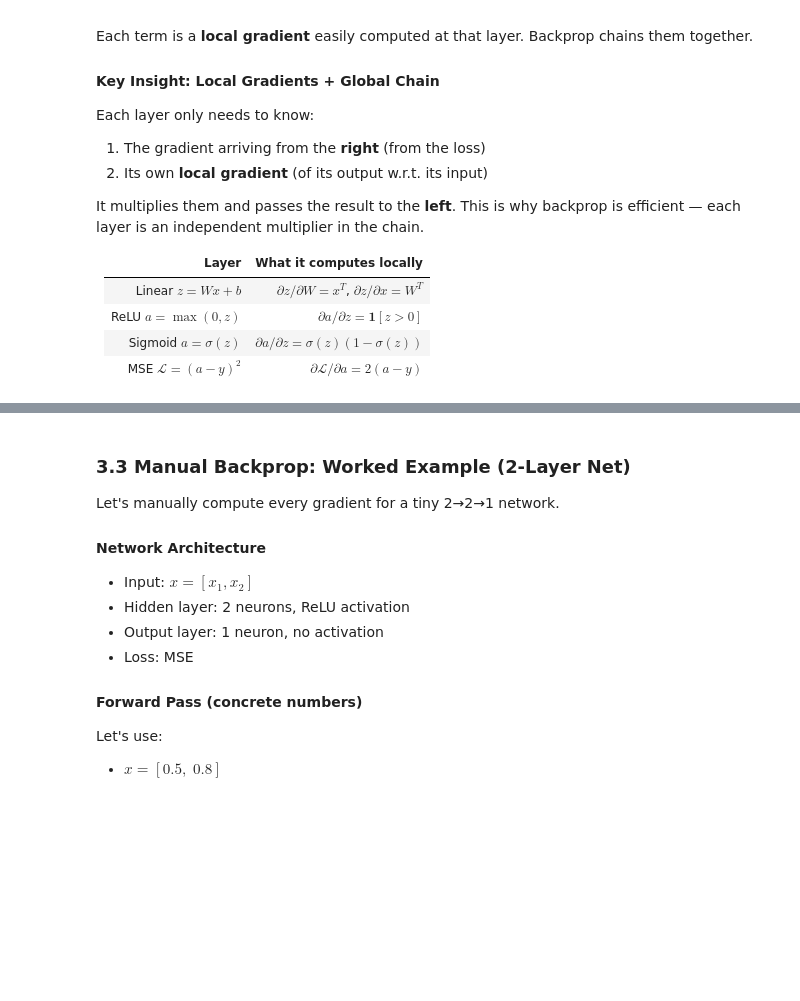
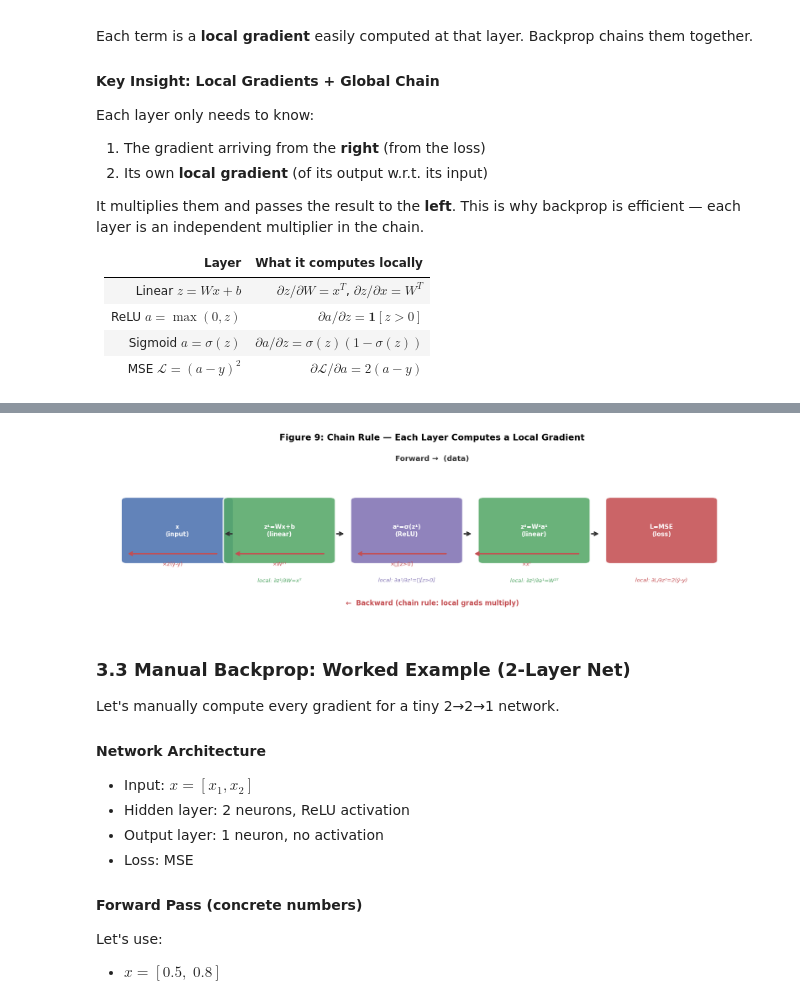
Before and after one commit to Lmalviya/deeplearning, a Jupyter notebook: notes/02_training_loss_backprop.ipynb, the cells around one changed output, grey strips where cells are left out. Cells and saved outputs as stored; diff of their text form; code cells hidden in the pictures; blank space fills up the shorter version.

```diff
--- a/notes/02_training_loss_backprop.ipynb
+++ b/notes/02_training_loss_backprop.ipynb
@@ -1783,3 +1003,50 @@ This mechanism allows gradients to flow from the loss back through every layer o
+# %%
+# Figure 9: Chain rule — local gradients multiplied along the path
+fig, ax = plt.subplots(figsize=(14, 4))
+ax.axis('off'); ax.set_xlim(0, 13); ax.set_ylim(0, 5)
+
+# Nodes: (x, label, local_grad_label, color)
+nodes = [
+    (1.5, 'x\n(input)',         '',                     '#4C72B0'),
+    (3.5, 'z¹=Wx+b\n(linear)',  'local: ∂z¹/∂W=xᵀ',    '#55A868'),
+    (6.0, 'a¹=σ(z¹)\n(ReLU)',   'local: ∂a¹/∂z¹=𝟏[z>0]','#8172B3'),
+    (8.5, 'z²=W²a¹\n(linear)',  'local: ∂z²/∂a¹=W²ᵀ',  '#55A868'),
+    (11.0,'L=MSE\n(loss)',       'local: ∂L/∂z²=2(ŷ-y)', '#C44E52'),
+]
+
+for (x, lbl, glbl, col) in nodes:
+    rect = FancyBboxPatch((x-1.0, 1.5), 2.0, 1.8,
+                          boxstyle="round,pad=0.1",
+                          facecolor=col, edgecolor='white', lw=2, alpha=0.88)
+    ax.add_patch(rect)
+    ax.text(x, 2.4, lbl, ha='center', va='center', color='white', fontsize=9, fontweight='bold')
+    if glbl:
+        ax.text(x, 0.9, glbl, ha='center', va='center', color=col, fontsize=8, style='italic')
+
+# Forward arrows (top) ── data flows right
+for x1, x2 in [(2.6, 2.4), (4.6, 4.8), (7.1, 7.3), (9.6, 9.8)]:
+    ax.annotate("", xy=(x2, 2.3), xytext=(x1, 2.3),
+                arrowprops=dict(arrowstyle="->", color='#333', lw=2))
+
+# Backward arrows (bottom) ── gradients flow left, with chain rule labels
+back_labels = ['×xᵀ','×𝟏[z>0]','×W²ᵀ','×2(ŷ-y)']
+bx_pairs = [(9.4,7.3),(6.8,5.0),(4.4,2.6),(2.3,0.5)]  # approximate x positions
+
+for (xe,xs), lbl in zip(bx_pairs, back_labels):
+    ax.annotate("", xy=(xs, 1.7), xytext=(xe, 1.7),
+                arrowprops=dict(arrowstyle="->", color='#C44E52', lw=2))
+    ax.text((xs+xe)/2, 1.35, lbl, ha='center', fontsize=8, color='#C44E52')
+
+ax.text(6.5, 4.5, 'Forward →  (data)', ha='center', fontsize=11, color='#333', fontweight='bold')
+ax.text(6.5, 0.15, '←  Backward (chain rule: local grads multiply)',
+        ha='center', fontsize=10, color='#C44E52', fontweight='bold')
+
+ax.set_title('Figure 9: Chain Rule — Each Layer Computes a Local Gradient',
+             fontsize=13, fontweight='bold')
+plt.tight_layout()
+plt.show()
+# %% [output]
+[figure, added]
 # %% [markdown]
 ### 3.3 Manual Backprop: Worked Example (2-Layer Net)
 
```
Also changed, not shown: parts of 18 cells of this notebook.
